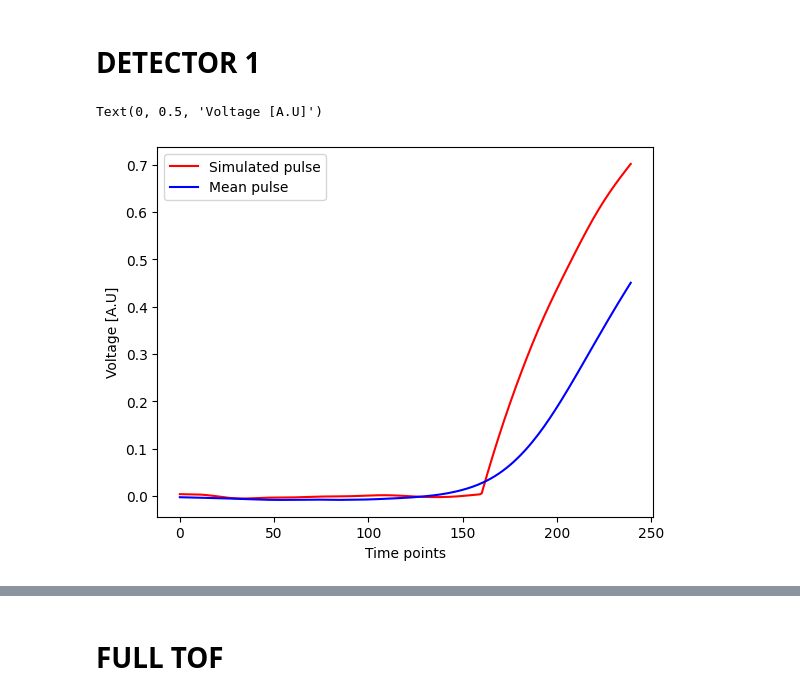
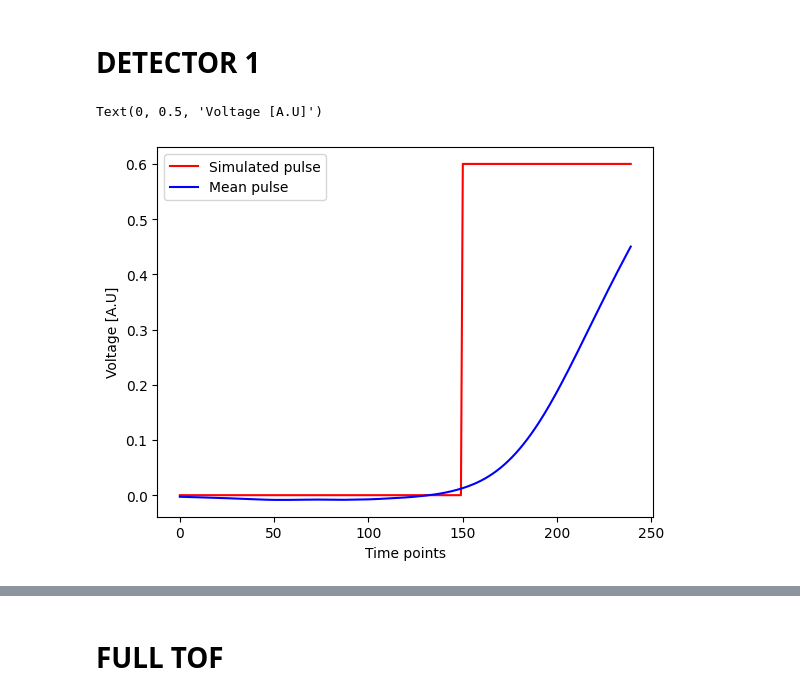
Before and after one commit to wjosefw/Signal-processing-with-Neural-networks, a Jupyter notebook: simulados_plus_mean_pulses.ipynb, the cells around one changed output, grey strips where cells are left out. Drawn from its saved outputs; the diff is of its cells as text; code cells hidden in the pictures.

```diff
--- a/simulados_plus_mean_pulses.ipynb
+++ b/simulados_plus_mean_pulses.ipynb
@@ -162,14 +169,17 @@ tau_drop_dec1 = 150
 # %%
-pulso_original_dec1 = pulso(t,70, tau_rise = tau_rise_dec1, tau_drop = tau_drop_dec1)
+#pulso_original_dec1 = pulso(t, 70, tau_rise = tau_rise_dec1, tau_drop = tau_drop_dec1)
+pulso_original_dec1 = pulso_escalon(t, 550, A = 0.6)
+#pulso_original_dec1 =  pulso_sigmoid(tiempo_new, 80, A = Photon_yield, center_window = center_window_dec1, rise_window = rise_window_dec1, tau_rise = tau_rise_dec1, tau_drop = tau_drop_dec1, NOISE = False)
+
 
 plt.plot(pulso_original_dec1[start:stop],'r-', label = 'Simulated pulse')
 plt.plot(mean_pulse_dec1[start:stop],'b-', label = 'Mean pulse')
 plt.legend()
 plt.xlabel('Time points')
 plt.ylabel('Voltage [A.U]')
 # %% [output]
 Text(0, 0.5, 'Voltage [A.U]')
-[figure, old version]
+[figure, new version]
 # %%
 #------------------------------ Create simulated pulses ---------------------------------
 INPUT_dec1 = np.zeros((Ncasos,Nt_new))
```
Also changed, not shown: parts of 24 cells of this notebook.
